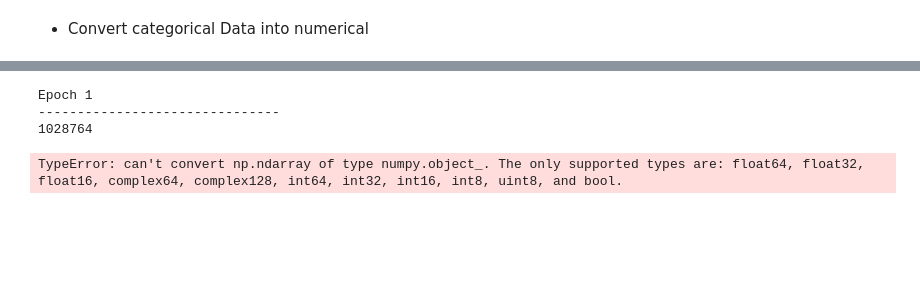
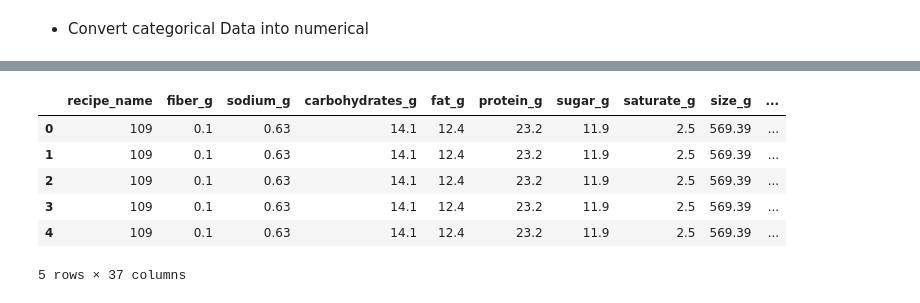
Before and after one commit to ayoubGL/Two-Tower-Recommender-system-Pytorch, a Jupyter notebook: FoodRecommenderSystem.ipynb, the cells around one changed output, grey strips where cells are left out. Drawn from its saved outputs; the diff is of its cells as text; code cells hidden in the pictures; blank space fills up the shorter version.

Commit message:
models trained and embedding saved

```diff
--- a/FoodRecommenderSystem.ipynb
+++ b/FoodRecommenderSystem.ipynb
@@ -452,4 +431,0 @@ Index(['person', 'age', 'country', 'education', 'diet_restriction',
-# %%
-# user_recipe_DF.drop(columns = ['recipe_name_x'], inplace=True)
-# user_recipe_DF.rename(columns = {'recipe_name_y':'recipe_name'}, inplace=True)
-user_recipe_DF.drop(columns = ['person'], inplace=True)
@@ -455,0 +434,3 @@ user_recipe_DF.drop(columns = ['person'], inplace=True)
+# %%
+user  = user_recipe_DF
+user.info()
@@ -455,0 +455,3 @@ user_recipe_DF.drop(columns = ['person'], inplace=True)
+# %%
+## remove useless features and nan ones
+user.drop(columns=['user_id','recipe_id', 'protien_100g'], inplace=True)
@@ -703,7 +489,39 @@ def fit(model, loss_fn, optimizer, train_dataloader, test_dataloader, epochs=5):
-# %%
-fit(model, loss_fn, optimizer, train_dataloader, test_dataloader,)
-# %% [output]
-Epoch 1
--------------------------------
-1028764
-TypeError: can't convert np.ndarray of type numpy.object_. The only supported types are: float64, float32, float16, complex64, complex128, int64, int32, int16, int8, uint8, and bool.
+# %%
+from sklearn.preprocessing import LabelEncoder
+
+# List of categorical features
+user_categorical_columns = [
+     'country','age','gender', 'education', 'diet_restriction', 'diet_goal',
+    'cooking_exp', 'eating_habits', 'recipe_name',
+     'category', 'Nutri_score'
+]
+
+recipe_categorical_columns = ['recipe_name','Nutri_score','category']
+
+# Choose whether to use Label Encoding or One-Hot Encoding
+use_label_encoding = True  # Set to False for One-Hot Encoding
+
+
+
+# Apply Label Encoding
+for col in user_categorical_columns:
+    le = LabelEncoder()
+    user[col] = le.fit_transform(user[col])
+    label_encoders[col] = le  # Save the encoder for later use
+
+# Apply Label Encoding
+for col in recipe_categorical_columns:
+    le = LabelEncoder()
+    recipe[col] = le.fit_transform(recipe[col])
+    label_encoders[col] = le  # Save the encoder for later use
+# %%
+## user data
+user.head()
+# %% [output]
+|  | recipe_name | fiber_g | sodium_g | carbohydrates_g | fat_g | protein_g | sugar_g | saturate_g | size_g | ... |
+| 0 | 109 | 0.1 | 0.63 | 14.1 | 12.4 | 23.2 | 11.9 | 2.5 | 569.39 | ... |
+| 1 | 109 | 0.1 | 0.63 | 14.1 | 12.4 | 23.2 | 11.9 | 2.5 | 569.39 | ... |
+| 2 | 109 | 0.1 | 0.63 | 14.1 | 12.4 | 23.2 | 11.9 | 2.5 | 569.39 | ... |
+| 3 | 109 | 0.1 | 0.63 | 14.1 | 12.4 | 23.2 | 11.9 | 2.5 | 569.39 | ... |
+| 4 | 109 | 0.1 | 0.63 | 14.1 | 12.4 | 23.2 | 11.9 | 2.5 | 569.39 | ... |
+5 rows × 37 columns
```
Also changed, not shown: parts of 88 cells of this notebook, 13 other files.
